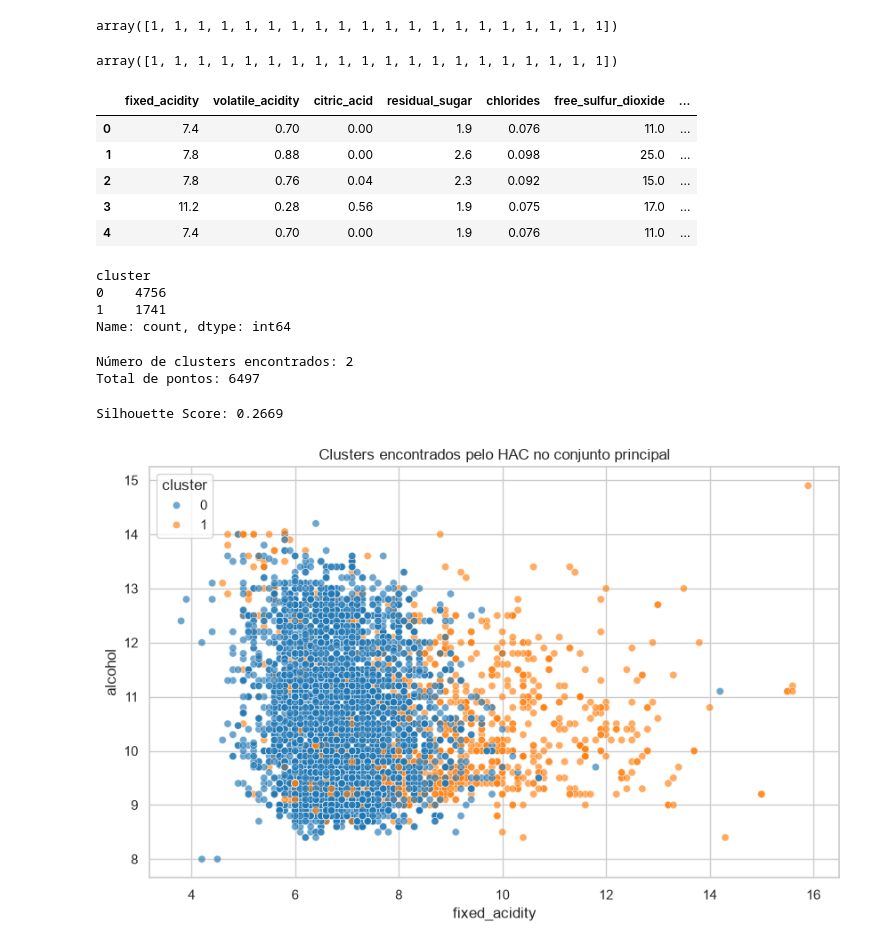
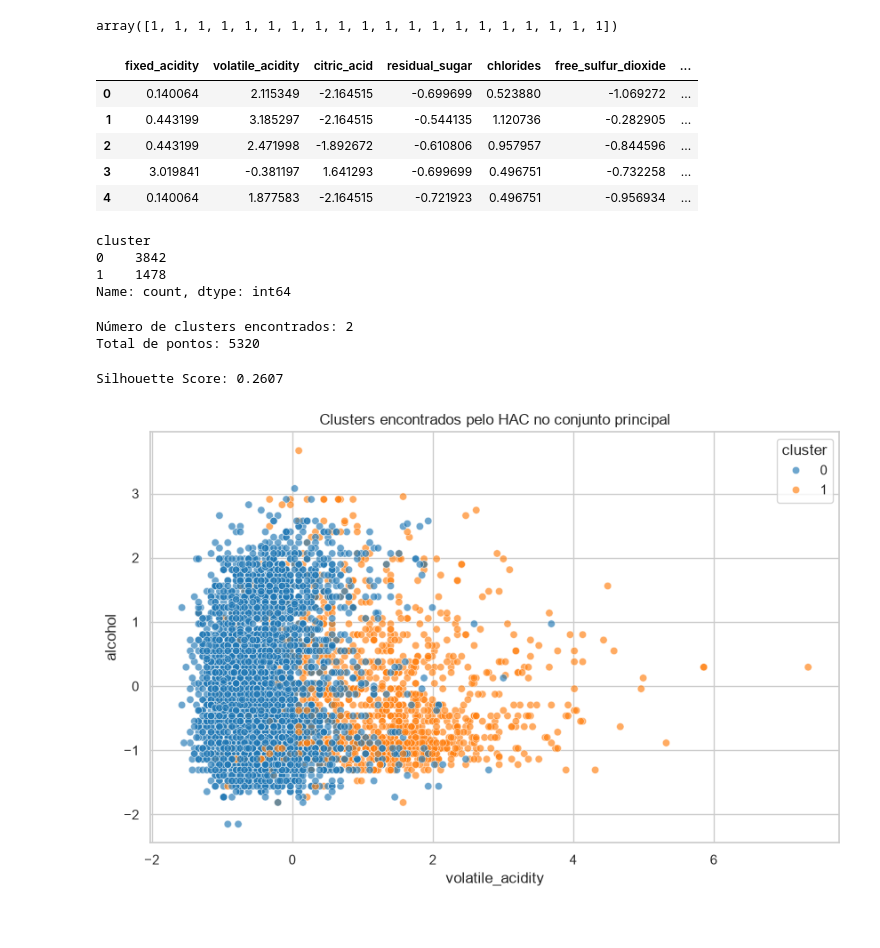
Before and after one commit to jacomassi04/Exercicio-Aula-Aprendizado-de-M-quina-N-o-Supervisionado-1, a Jupyter notebook: Exercicio_HAC_questao_3.ipynb, the cells around one changed output. Drawn from its saved outputs; the diff is of its cells as text; code cells hidden in the pictures.

```diff
--- a/Exercicio_HAC_questao_3.ipynb
+++ b/Exercicio_HAC_questao_3.ipynb
@@ -15,5 +15,5 @@ sns.set_theme(style='whitegrid')
 np.random.seed(42)
 # %%
 # carrega base de dados
-df = pd.read_csv("/Users/claudiojacomassi/Documents/GitHub/Exercicio Aula Aprendizado de Máquina Não Supervisionado 1/vinhos_dataset.csv")
+df = pd.read_csv("/Users/claudiojacomassi/Documents/GitHub/Exercicio Aula Aprendizado de Máquina Não Supervisionado 1/vinhos_dataset_cleaned.csv")
 # %%
@@ -56,5 +56,6 @@ X.head()
 # %%
 # Faz o scaler dos "features" usando o standardscaler
+scaler = StandardScaler()
 X_scaled = scaler.fit_transform(X)
 X_scaled[:5]
 # %% [output]
@@ -103,31 +108,26 @@ clusters[:20]
 # %% [output]
 array([1, 1, 1, 1, 1, 1, 1, 1, 1, 1, 1, 1, 1, 1, 1, 1, 1, 1, 1, 1])
-# %%
-hac = AgglomerativeClustering(n_clusters=n_clusters_escolhido, linkage=linkage_method)
-clusters_treino = hac.fit_predict(X_scaled)
-clusters_treino[:20]
-# %% [output]
-array([1, 1, 1, 1, 1, 1, 1, 1, 1, 1, 1, 1, 1, 1, 1, 1, 1, 1, 1, 1])
 # %%
 #Adicionando os clusters ao DataFrame principal
 df['cluster'] = clusters_treino
 df.head()
 # %% [output]
 |  | fixed_acidity | volatile_acidity | citric_acid | residual_sugar | chlorides | free_sulfur_dioxide | ... |
-| 0 | 7.4 | 0.70 | 0.00 | 1.9 | 0.076 | 11.0 | ... |
-| 1 | 7.8 | 0.88 | 0.00 | 2.6 | 0.098 | 25.0 | ... |
-| 2 | 7.8 | 0.76 | 0.04 | 2.3 | 0.092 | 15.0 | ... |
-| 3 | 11.2 | 0.28 | 0.56 | 1.9 | 0.075 | 17.0 | ... |
-| 4 | 7.4 | 0.70 | 0.00 | 1.9 | 0.076 | 11.0 | ... |
+| 0 | 0.140064 | 2.115349 | -2.164515 | -0.699699 | 0.523880 | -1.069272 | ... |
+| 1 | 0.443199 | 3.185297 | -2.164515 | -0.544135 | 1.120736 | -0.282905 | ... |
+| 2 | 0.443199 | 2.471998 | -1.892672 | -0.610806 | 0.957957 | -0.844596 | ... |
+| 3 | 3.019841 | -0.381197 | 1.641293 | -0.699699 | 0.496751 | -0.732258 | ... |
+| 4 | 0.140064 | 1.877583 | -2.164515 | -0.721923 | 0.496751 | -0.956934 | ... |
 # %%
-# QUantos vinhos em cada cluster
+# Quantos vinhos em cada cluster
 df['cluster'].value_counts().sort_index()
 # %% [output]
 cluster
-0    4756
-1    1741
+0    3842
+1    1478
 Name: count, dtype: int64
 # %%
+# Resumo dos clusters
 clusters_validos = sorted(df['cluster'].unique())
 n_clusters_encontrados = len(clusters_validos)
 n_pontos_total = len(df)
@@ -136,7 +136,7 @@ print('Número de clusters encontrados:', n_clusters_encontrados)
 print('Total de pontos:', n_pontos_total)
 # %% [output]
 Número de clusters encontrados: 2
-Total de pontos: 6497
+Total de pontos: 5320
 # %%
 # Avaliação rápida com silhouette score
 
@@ -150,20 +150,20 @@ if len(set(labels_todos)) >= 2:
 else:
     print('Silhouette Score não pode ser calculado: menos de 2 clusters válidos.')
 # %% [output]
-Silhouette Score: 0.2669
+Silhouette Score: 0.2607
 # %%
 # Visualização dos clusters encontrados no conjunto principal
 
 plt.figure(figsize=(10, 6))
 sns.scatterplot(
     data=df,
-    x='fixed_acidity',
+    x='volatile_acidity',
     y='alcohol',
     hue='cluster',
     palette='tab10',
     alpha=0.65
 )
 plt.title('Clusters encontrados pelo HAC no conjunto principal')
 plt.show()
 # %% [output]
-[figure, old version]
+[figure, new version]
```
Also changed, not shown: parts of 6 cells of this notebook, 8 other files.
